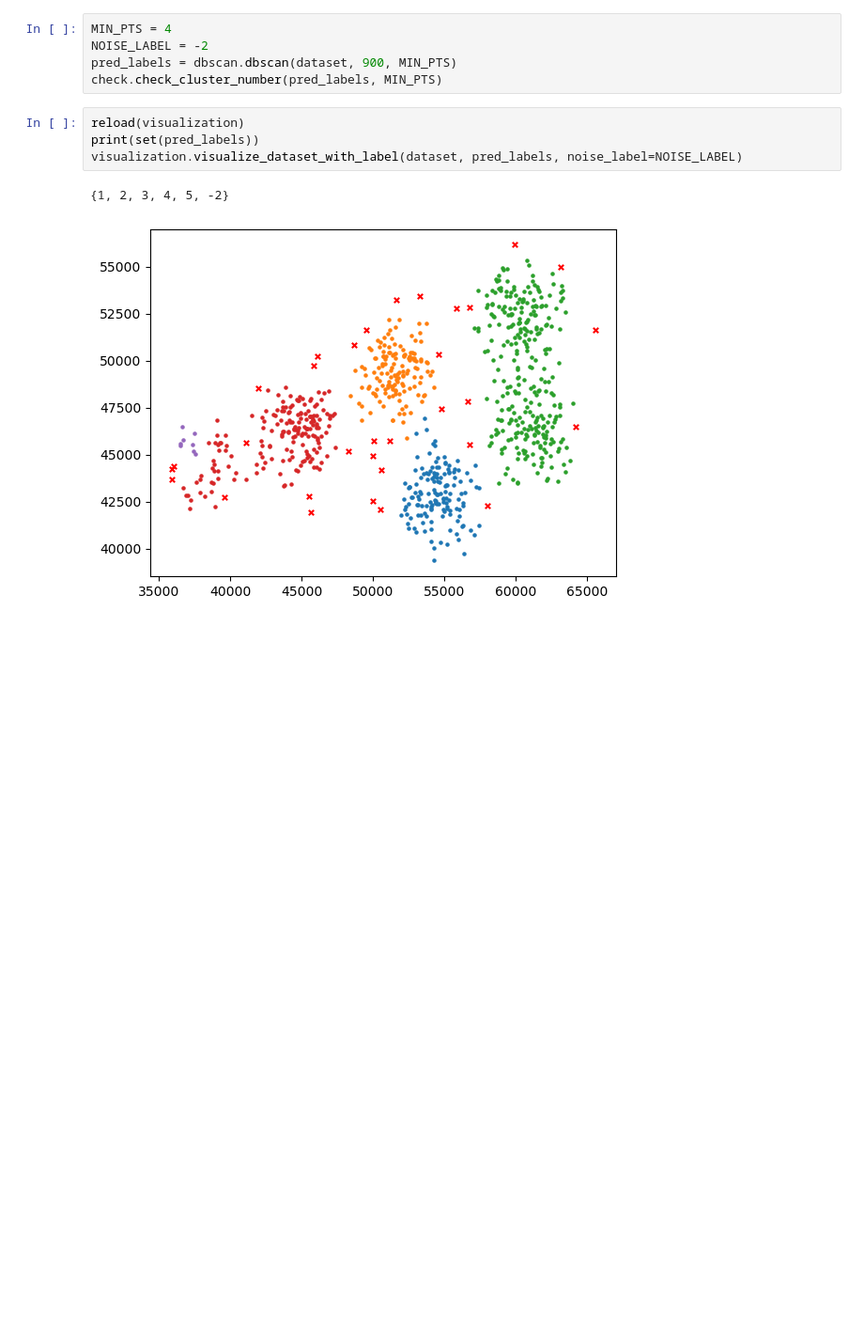
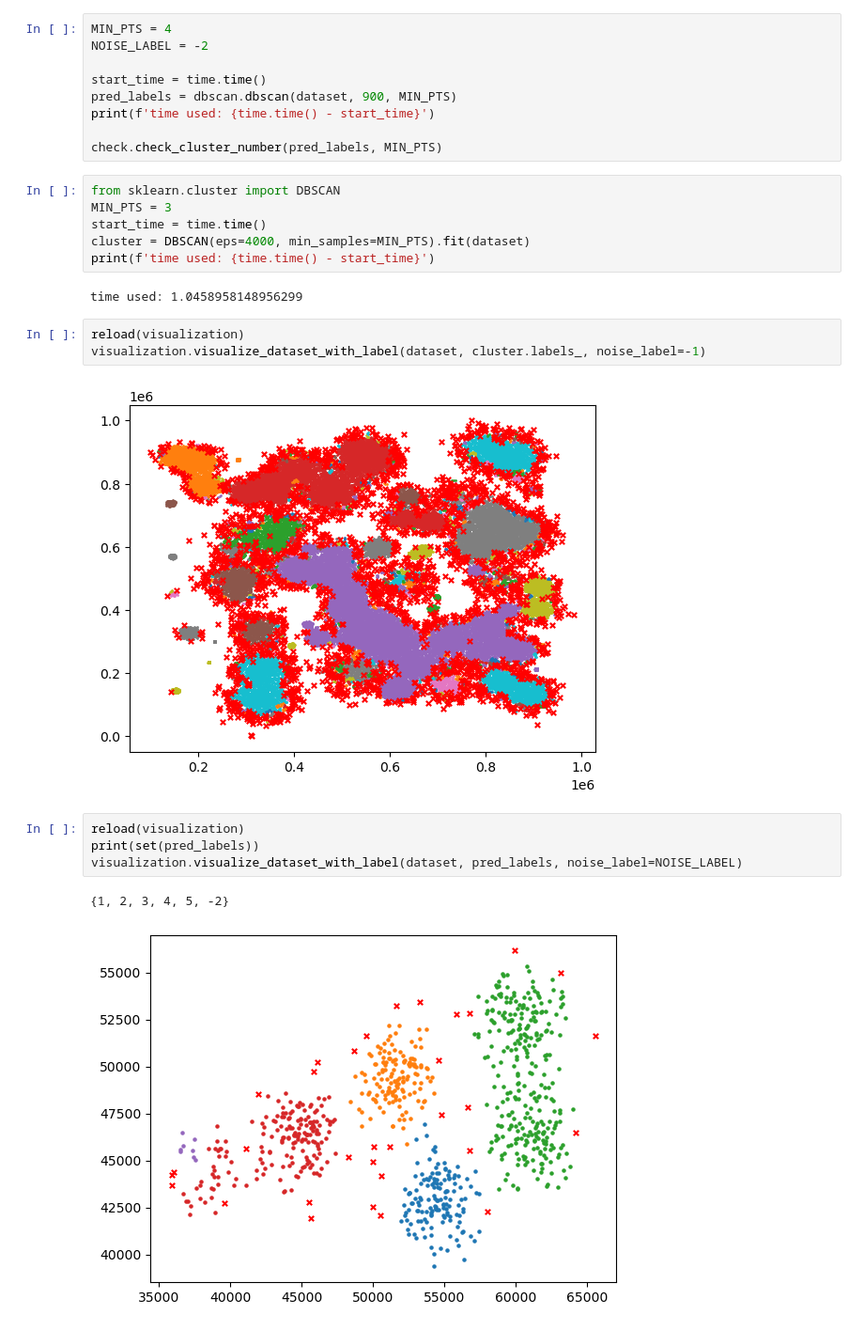
Before and after one commit to meow-wwww/MSBD5003-Project, a Jupyter notebook: serial/serial.ipynb, the cells around one changed output. Shown at 94% size. Cells and saved outputs as stored; diff of their text form; blank space fills up the shorter version.

```diff
--- a/serial/serial.ipynb
+++ b/serial/serial.ipynb
@@ -22,8 +23,25 @@ reload(dbscan)
 # %%
 MIN_PTS = 4
 NOISE_LABEL = -2
+
+start_time = time.time()
 pred_labels = dbscan.dbscan(dataset, 900, MIN_PTS)
+print(f'time used: {time.time() - start_time}')
+
 check.check_cluster_number(pred_labels, MIN_PTS)
+# %%
+from sklearn.cluster import DBSCAN
+MIN_PTS = 3
+start_time = time.time()
+cluster = DBSCAN(eps=4000, min_samples=MIN_PTS).fit(dataset)
+print(f'time used: {time.time() - start_time}')
+# %% [output]
+time used: 1.0458958148956299
+# %%
+reload(visualization)
+visualization.visualize_dataset_with_label(dataset, cluster.labels_, noise_label=-1)
+# %% [output]
+[figure, added]
 # %%
 reload(visualization)
 print(set(pred_labels))
```
Also changed, not shown: parts of 3 cells of this notebook, 2 other files.
